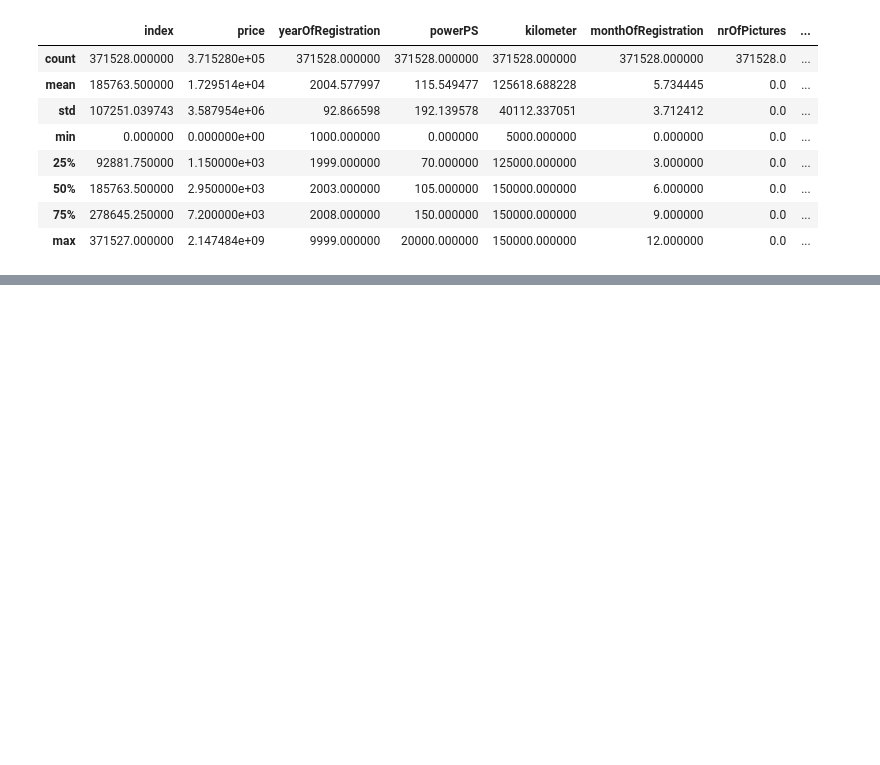
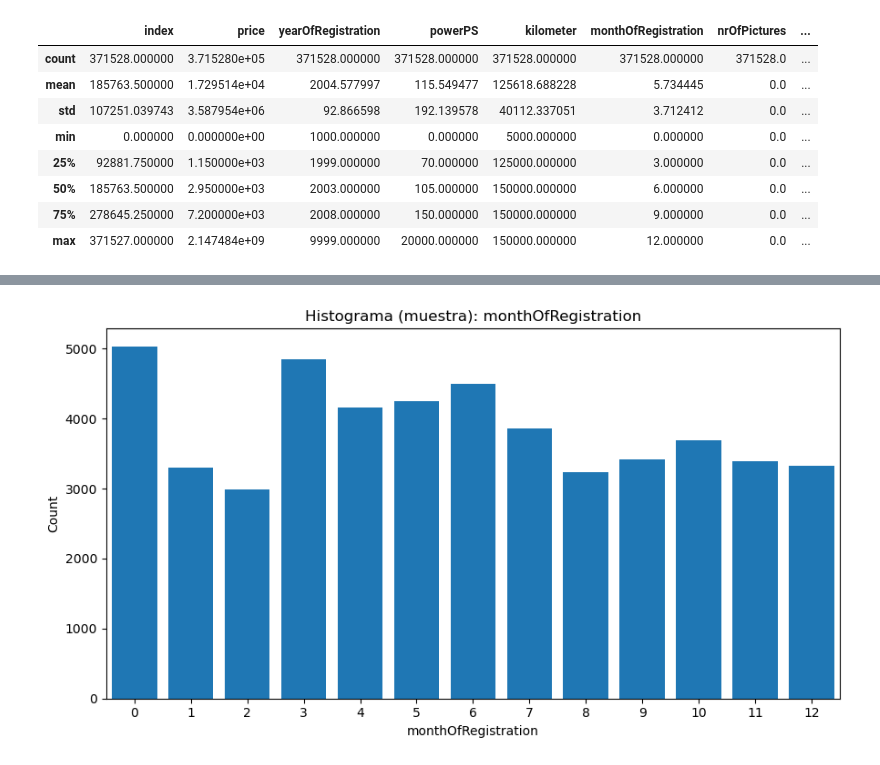
Before and after one commit to cior666/Machine-Learning-III-entrega, a Jupyter notebook: EDA/eda.ipynb, the cells around one changed output, grey strips where cells are left out. Saved outputs shown, nothing was run; the diff lists cells and outputs as text; code cells hidden in the pictures; blank space fills up the shorter version.

```diff
--- a/EDA/eda.ipynb
+++ b/EDA/eda.ipynb
@@ -19,0 +66,14 @@ df.describe()
+# %%
+sample = df.sample(50_000, random_state=0)
+
+vc = sample['monthOfRegistration'].value_counts().sort_index(ascending=False)
+plt.figure(figsize=(9,5))
+plt.bar(vc.index.astype(int), vc.values)
+plt.title("Histograma (muestra): monthOfRegistration")
+plt.xlabel("monthOfRegistration"); plt.ylabel("Count")
+plt.xticks(sorted(vc.index, reverse=True))
+plt.gca().set_xlim(-0.5, 12.5)
+plt.tight_layout()
+plt.show()
+# %% [output]
+[figure, added]
```
Also changed, not shown: parts of 14 cells of this notebook, 2 other files.
